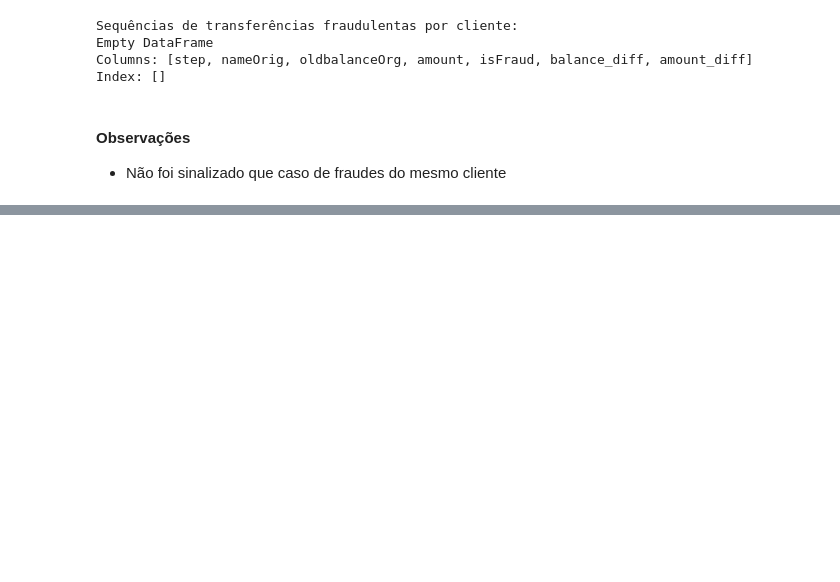
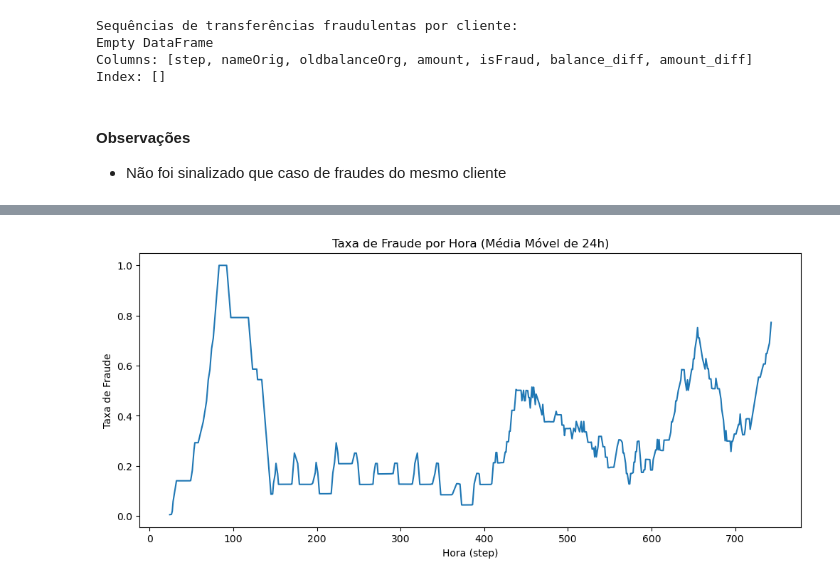
Before and after one commit to RodrigoD4v/fraudulent-transactions, a Jupyter notebook: notebooks/02_01_eda.ipynb, the cells around one changed output, grey strips where cells are left out. Saved outputs shown, nothing was run; the diff lists cells and outputs as text; code cells hidden in the pictures; blank space fills up the shorter version.

```diff
--- a/notebooks/02_01_eda.ipynb
+++ b/notebooks/02_01_eda.ipynb
@@ -201,0 +211,10 @@ Index: []
+# %%
+# Fraldes por hora
+fraude_por_hora = df.groupby('step')['isFraud'].mean()
+fraude_por_hora.rolling(window=24).mean().plot(figsize=(12,5))
+plt.title('Taxa de Fraude por Hora (Média Móvel de 24h)')
+plt.xlabel('Hora (step)')
+plt.ylabel('Taxa de Fraude')
+plt.show()
+# %% [output]
+[figure, added]
```
Also changed, not shown: parts of 10 cells of this notebook.
